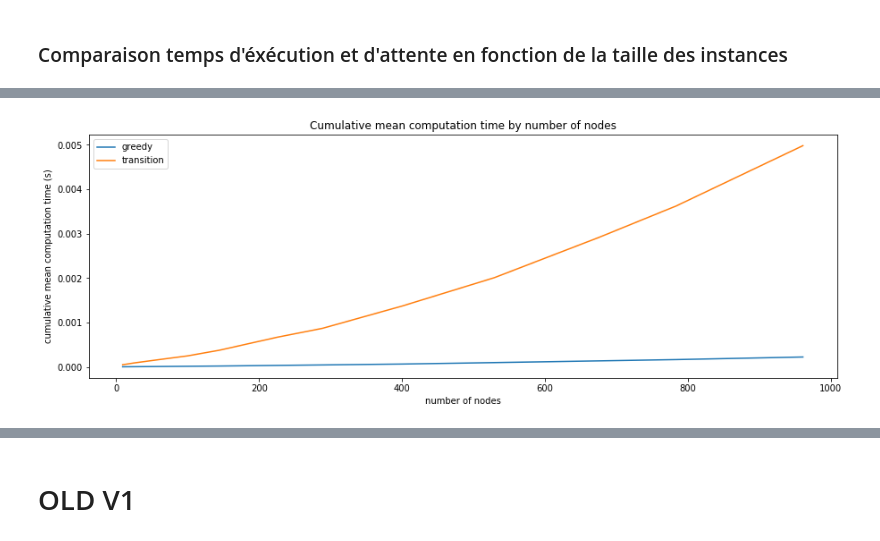
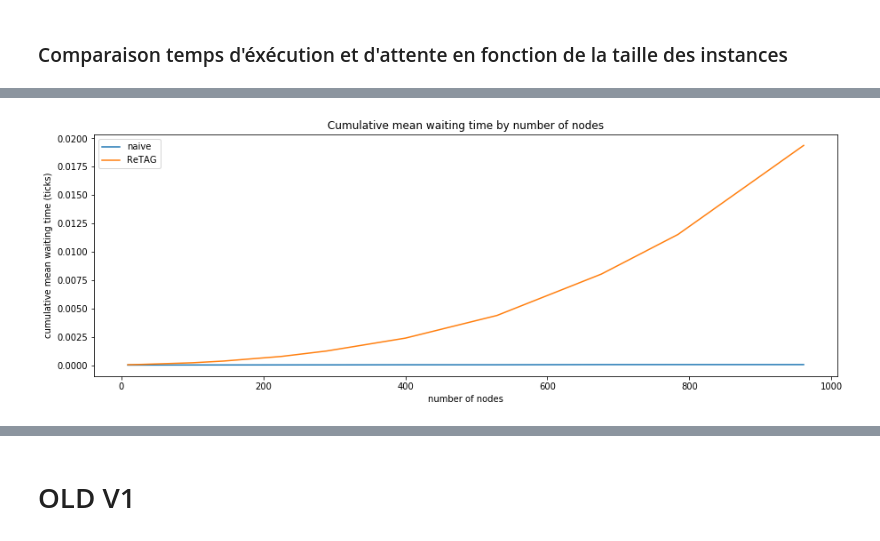
Before and after one commit to cristal-smac/mas_basics, a Jupyter notebook: mas_transportation_fr.ipynb, the cells around one changed output, grey strips where cells are left out. Saved outputs shown, nothing was run; the diff lists cells and outputs as text; code cells hidden in the pictures.

```diff
--- a/mas_transportation_fr.ipynb
+++ b/mas_transportation_fr.ipynb
@@ -546,3 +675,9 @@ Instance :
 Etude :
 - Temps d'attente
 - Temps d'éxecution de la décision d'un agent passager
+# %%
+graph = generate_2D_graph(8)
+pos = nx.spring_layout(graph, iterations=100)
+nx.draw(graph, pos, node_color='b', node_size=20, with_labels=False)
+plt.title("Road network")
+plt.show()
@@ -615,11 +739,9 @@ Temps moyen de calcul pour un agent passager 3.27 ms
 # %%
 %%time
 tsa = TransportServiceAgent(0)
-gen = GeneratorAgent(1,1,True,'greedy')
-agentList = [gen, tsa]
-
-sma = SMA(agentList, graph)
-sma.run(250)
-wt_greedy = sma.wt_collector
-comp_greedy = sma.compute_collector
+gen = GeneratorAgent(0.2,1,False,seed=42,limit_d=0.5)
+agentListGreed = [gen, tsa]
+agentListGreed += generate_some_seeded_riders(50, strat="greedy")
+sma = SMA(agentListGreed, graph, verbose=False)
+sma.run()
 # %% [output]
@@ -785,3 +981,3 @@ data
 # %%
-df = pd.DataFrame(data, columns=['graph_type', 'nb_nodes', 'nb_agents', 'strategy', 'nb_ticks','mean_wt','mean_comp_time'])
+df = pd.DataFrame(data, columns=['graph_type', 'nb_nodes', 'nb_agents', 'max_prop_drivers', 'strategy', 'nb_ticks','mean_wt','mean_comp_time'])
 # %%
@@ -806,0 +985,7 @@ df
+# %%
+def get_means(entry, strat):
+    a = list(df[df['strategy'] == strat][df['max_prop_drivers'] == 0.25][entry])
+    b = list(df[df['strategy'] == strat][df['max_prop_drivers'] == 0.5][entry])
+    c = list(df[df['strategy'] == strat][df['max_prop_drivers'] == 0.75][entry])
+    d = list(df[df['strategy'] == strat][df['max_prop_drivers'] == 1][entry])
+    return [(v + x + y + z)/4 for v, x, y, z in zip(a, b, c, d)]
@@ -821,14 +1071,14 @@ f.savefig("/home/fevrec/Documents/These/these/smac_agents/img/comp_trans_greedy_
 # %%
 f = plt.figure(figsize=(15, 5))
-greedy = df[df['strategy'] == 'greedy']
-trans =  df[df['strategy'] == 'transition']
-plt.plot(greedy['nb_nodes'],greedy['mean_comp_time'], label='greedy')
-plt.plot(trans['nb_nodes'],trans['mean_comp_time'], label='transition')
+greedy = df[df['strategy'] == 'greedy'][df['max_prop_drivers'] == 0.25]
+trans =  df[df['strategy'] == 'transition'][df['max_prop_drivers'] == 0.25]
+plt.plot(greedy['nb_nodes'],get_means('mean_comp_time','greedy'), label='naive')
+plt.plot(trans['nb_nodes'],get_means('mean_comp_time','transition'), label='ReTAG')
 plt.xlabel('number of nodes')
-plt.ylabel('cumulative mean computation time (s)')
-plt.title('Cumulative mean computation time by number of nodes')
+plt.ylabel('cumulative mean waiting time (ticks)')
+plt.title('Cumulative mean waiting time by number of nodes')
 plt.legend()
 plt.show()
-#f.savefig("/home/fevrec/Documents/These/these/smac_agents/img/comp_trans_greedy_nbnodes_1_250ticks", bbox_inches='tight')
+f.savefig("/home/fevrec/Documents/These/these/smac_agents/img/comp_0_1000nodes_alldlimits", dpi=800, bbox_inches='tight')
 # %% [output]
-[figure, old version]
+[figure, new version]
```
Also changed, not shown: parts of 49 cells of this notebook.
